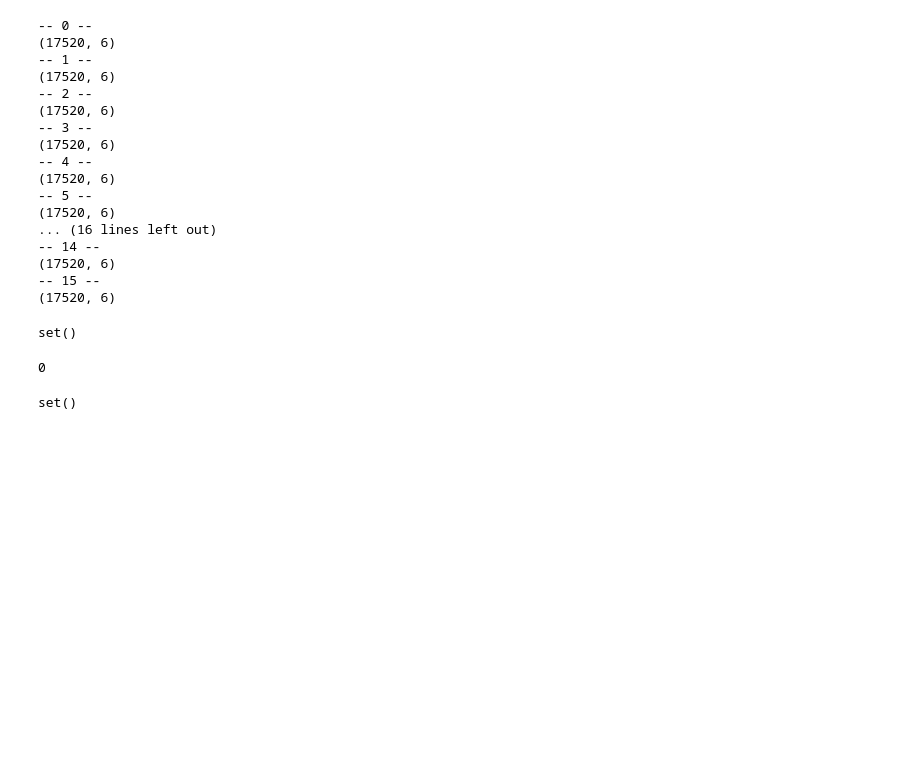
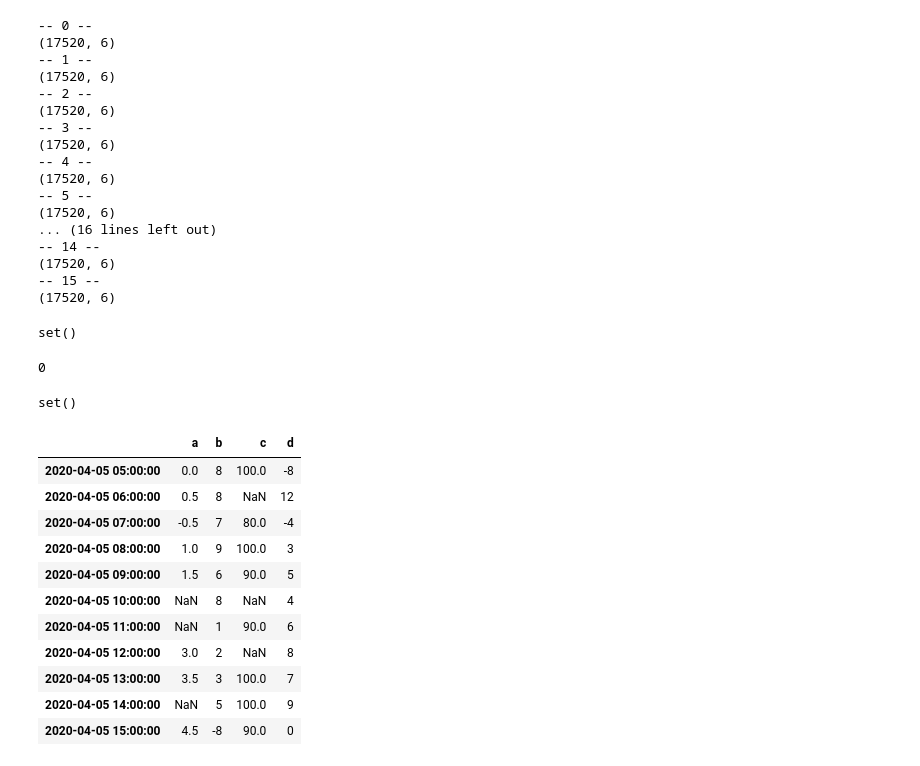
Before and after one commit to edouardArgenson/ASHRAE_great_energy_predictor, a Jupyter notebook: notebooks/predictions_pipeline.ipynb, the cells around one changed output. Saved outputs shown, nothing was run; the diff lists cells and outputs as text; code cells hidden in the pictures; blank space fills up the shorter version.

```diff
--- a/notebooks/predictions_pipeline.ipynb
+++ b/notebooks/predictions_pipeline.ipynb
@@ -597,3 +658,25 @@ len(b-a)
 b-a
 # %% [output]
 set()
+# %%
+a = [0,0.5,-.5,1,1.5,np.nan, np.nan, 3,3.5,np.nan, 4.5]
+b = [8,8,7,9,6,8,1,2,3,5,-8]
+c= [100,np.nan,80,100,90,np.nan, 90,np.nan,100,100,90]
+d=[-8, 12,-4, 3,5,4,6,8,7,9,0]
+e = pd.DataFrame({'a':a,'b':b,'c':c,'d':d})
+index = pd.date_range(start='2020-04-05 05:00:00', end='2020-04-05 15:00:00', freq='H')
+e.set_index(index, inplace=True)
+e
+# %% [output]
+|  | a | b | c | d |
+| 2020-04-05 05:00:00 | 0.0 | 8 | 100.0 | -8 |
+| 2020-04-05 06:00:00 | 0.5 | 8 | NaN | 12 |
+| 2020-04-05 07:00:00 | -0.5 | 7 | 80.0 | -4 |
+| 2020-04-05 08:00:00 | 1.0 | 9 | 100.0 | 3 |
+| 2020-04-05 09:00:00 | 1.5 | 6 | 90.0 | 5 |
+| 2020-04-05 10:00:00 | NaN | 8 | NaN | 4 |
+| 2020-04-05 11:00:00 | NaN | 1 | 90.0 | 6 |
+| 2020-04-05 12:00:00 | 3.0 | 2 | NaN | 8 |
+| 2020-04-05 13:00:00 | 3.5 | 3 | 100.0 | 7 |
+| 2020-04-05 14:00:00 | NaN | 5 | 100.0 | 9 |
+| 2020-04-05 15:00:00 | 4.5 | -8 | 90.0 | 0 |
```
Also changed, not shown: parts of 9 cells of this notebook, 2 other files.
